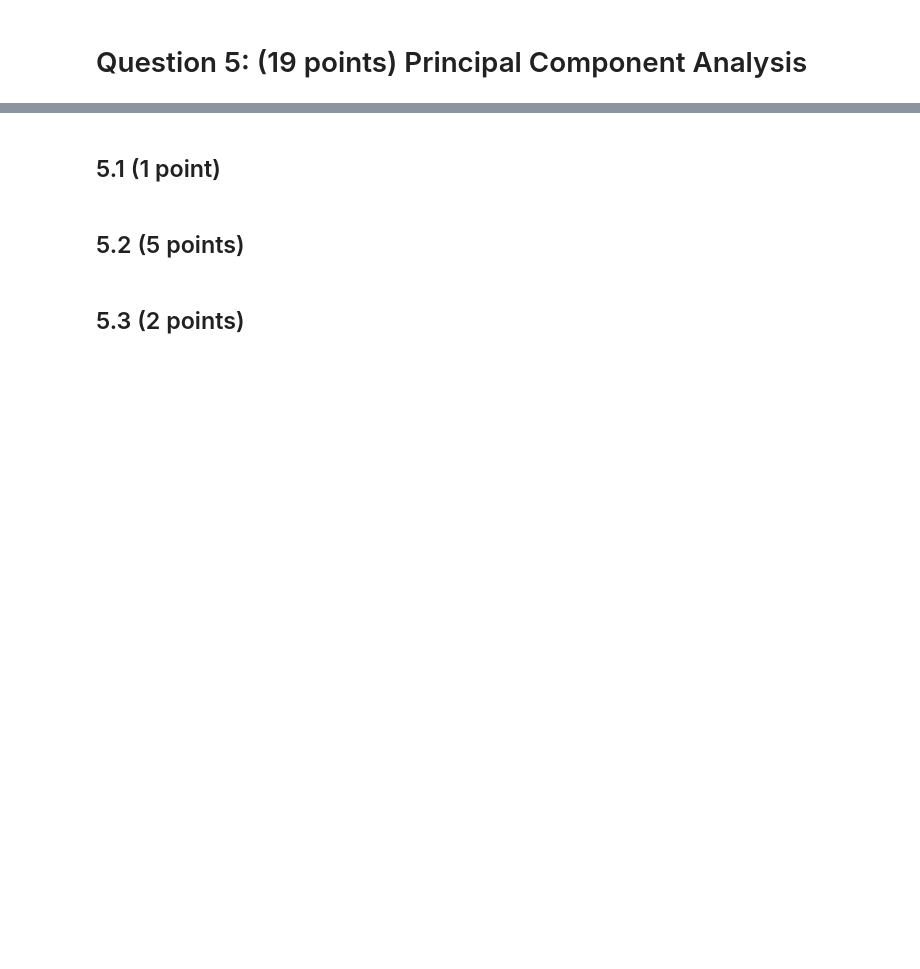
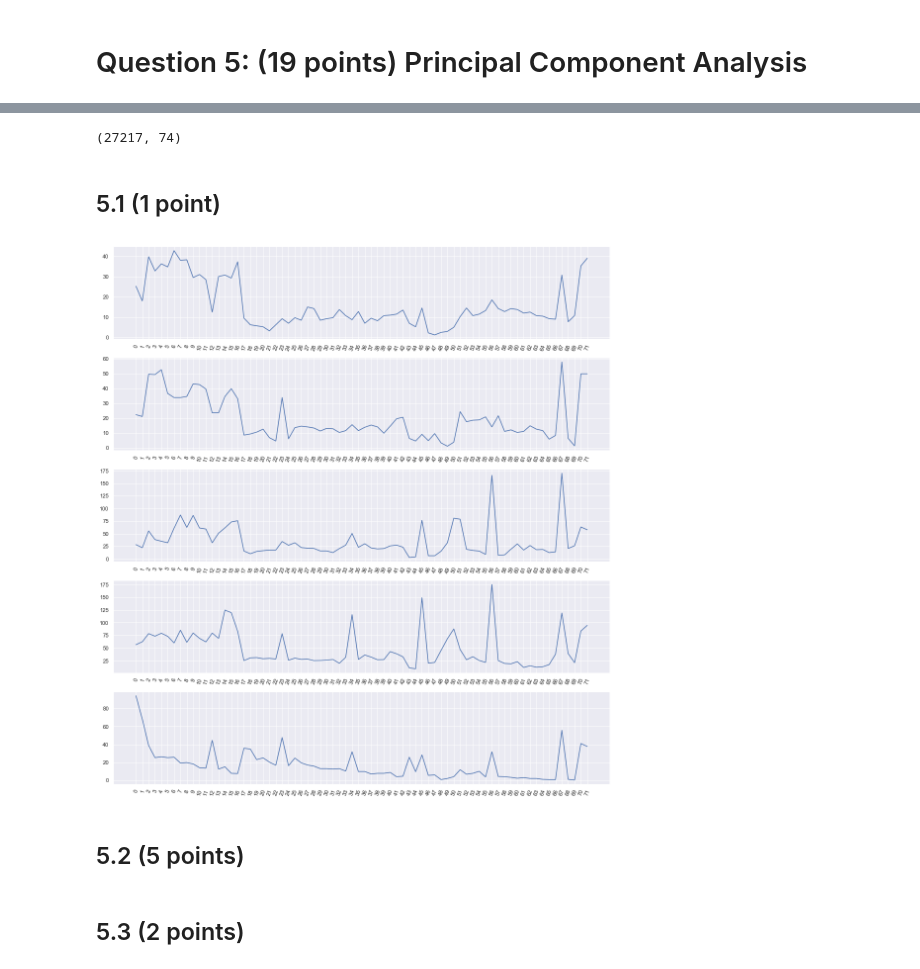
Before and after one commit to celinadong/IAML-CW2, a Jupyter notebook: Data/PartB/Part B - Bristol Air Quality.ipynb, the cells around one changed output, grey strips where cells are left out. Drawn from its saved outputs; the diff is of its cells as text; code cells hidden in the pictures; blank space fills up the shorter version.

```diff
--- a/Data/PartB/Part B - Bristol Air Quality.ipynb
+++ b/Data/PartB/Part B - Bristol Air Quality.ipynb
@@ -83,0 +270,2 @@ bristol_air.head()
+# %%
+bristolair_day = pd.read_csv('BristolAir_DayAligned.csv', compression='bz2')
@@ -84,4 +293,19 @@ bristol_air.head()
+# %%
+bristolair_day.shape
+# %% [output]
+(27217, 74)
 # %% [markdown]
 ## 5.1 (1 point)
+# %%
+gases_df = bristolair_day.drop(['SiteID', 'Date'], axis=1)
+# %%
+# Plot first five lines
+fig, axes = plt.subplots(5, 1, figsize=(18, 20))
+sns.set(style='darkgrid')
+for i in range(5):
+    ax = sns.lineplot(data=gases_df.iloc[i], ax=axes[i])
+    ax.set_xticklabels(gases_df.columns.values, rotation=70)
+# %% [output]
+[figure, added]
 # %% [markdown]
 ## 5.2 (5 points)
```
Also changed, not shown: parts of 29 cells of this notebook.
